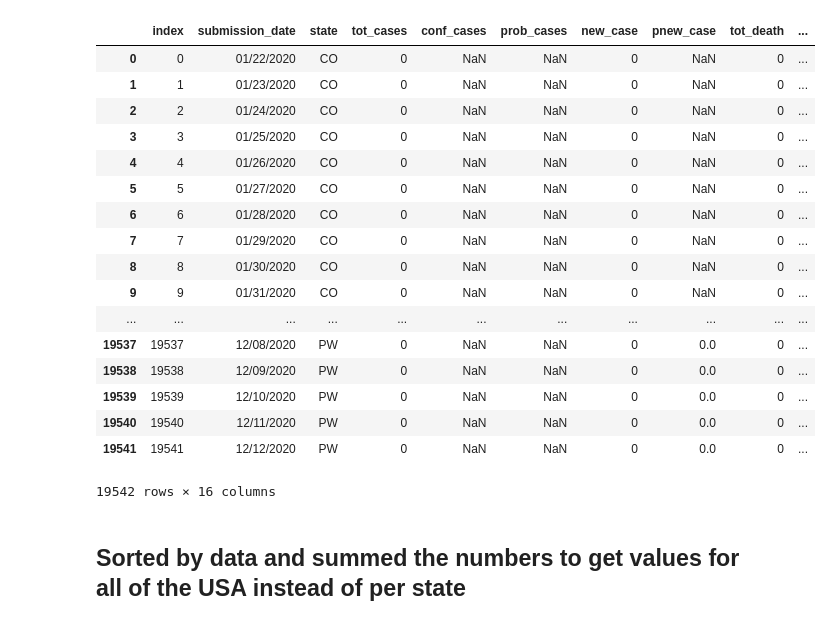
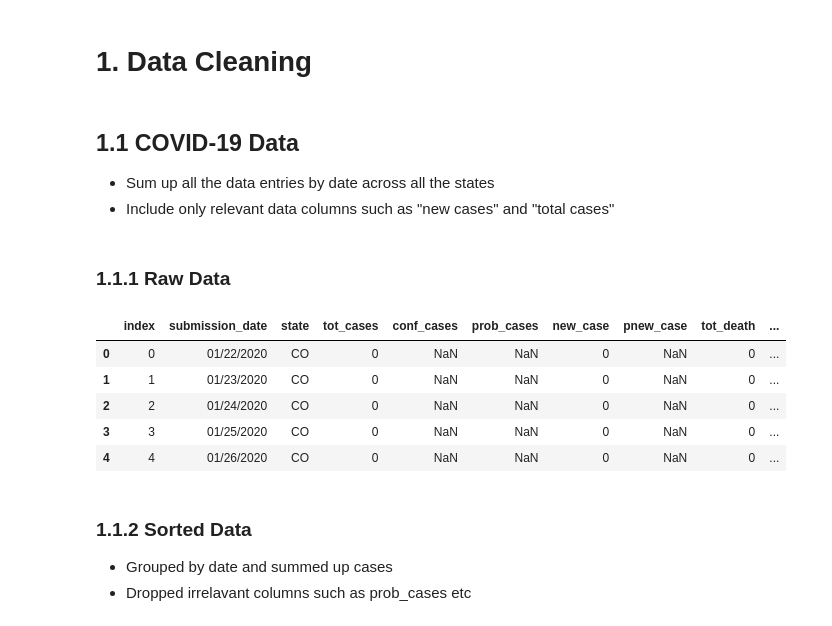
Before and after one commit to Amgit2/LSTM-COVID-STOCK, a Jupyter notebook: Data_Visualization.ipynb, the cells around one changed output. Drawn from its saved outputs; the diff is of its cells as text; code cells hidden in the pictures.

Commit message:
corrected data visualization notebook

```diff
--- a/Data_Visualization.ipynb
+++ b/Data_Visualization.ipynb
@@ -27,27 +35,25 @@ from math import sqrt
+# %% [markdown]
+# 1. Data Cleaning
+# %% [markdown]
+## 1.1 COVID-19 Data
+* Sum up all the data entries by date across all the states
+* Include only relevant data columns such as "new cases" and "total cases"
+# %% [markdown]
+### 1.1.1 Raw Data
 # %%
-covid_df = pd.read_csv(r'/data/users/ahiremat/ML Project/COVID Data/rows_1.csv')
-covid_df.reset_index()
+covid_df = pd.read_csv(r'/data/users/ahiremat/LSTM-COVID-STOCK/Data/rows_1.csv')
+covid_df.reset_index().head()
 # %% [output]
 |  | index | submission_date | state | tot_cases | conf_cases | prob_cases | new_case | pnew_case | tot_death | ... |
 | 0 | 0 | 01/22/2020 | CO | 0 | NaN | NaN | 0 | NaN | 0 | ... |
 | 1 | 1 | 01/23/2020 | CO | 0 | NaN | NaN | 0 | NaN | 0 | ... |
 | 2 | 2 | 01/24/2020 | CO | 0 | NaN | NaN | 0 | NaN | 0 | ... |
 | 3 | 3 | 01/25/2020 | CO | 0 | NaN | NaN | 0 | NaN | 0 | ... |
 | 4 | 4 | 01/26/2020 | CO | 0 | NaN | NaN | 0 | NaN | 0 | ... |
-| 5 | 5 | 01/27/2020 | CO | 0 | NaN | NaN | 0 | NaN | 0 | ... |
-| 6 | 6 | 01/28/2020 | CO | 0 | NaN | NaN | 0 | NaN | 0 | ... |
-| 7 | 7 | 01/29/2020 | CO | 0 | NaN | NaN | 0 | NaN | 0 | ... |
-| 8 | 8 | 01/30/2020 | CO | 0 | NaN | NaN | 0 | NaN | 0 | ... |
-| 9 | 9 | 01/31/2020 | CO | 0 | NaN | NaN | 0 | NaN | 0 | ... |
-| ... | ... | ... | ... | ... | ... | ... | ... | ... | ... | ... |
-| 19537 | 19537 | 12/08/2020 | PW | 0 | NaN | NaN | 0 | 0.0 | 0 | ... |
-| 19538 | 19538 | 12/09/2020 | PW | 0 | NaN | NaN | 0 | 0.0 | 0 | ... |
-| 19539 | 19539 | 12/10/2020 | PW | 0 | NaN | NaN | 0 | 0.0 | 0 | ... |
-| 19540 | 19540 | 12/11/2020 | PW | 0 | NaN | NaN | 0 | 0.0 | 0 | ... |
-| 19541 | 19541 | 12/12/2020 | PW | 0 | NaN | NaN | 0 | 0.0 | 0 | ... |
-19542 rows × 16 columns
-# %% [markdown]
-## Sorted by data and summed the numbers to get values for all of the USA instead of per state
+# %% [markdown]
+### 1.1.2 Sorted Data
+* Grouped by date and summed up cases
+* Dropped irrelavant columns such as prob_cases etc
 # %%
 covid_df = covid_df.groupby(['submission_date']).sum()
 covid_df = covid_df[["tot_cases", "new_case", "tot_death", "new_death"]].reset_index()
```
Also changed, not shown: parts of 23 cells of this notebook, 1 other file.
